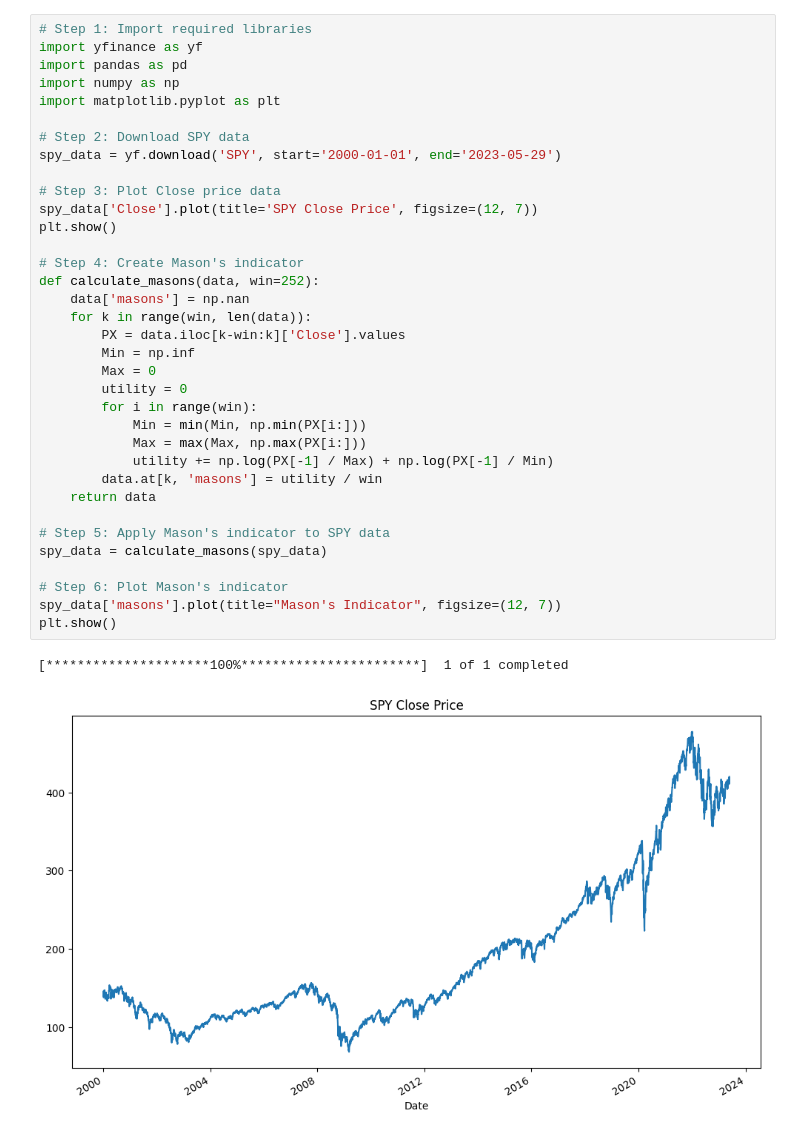
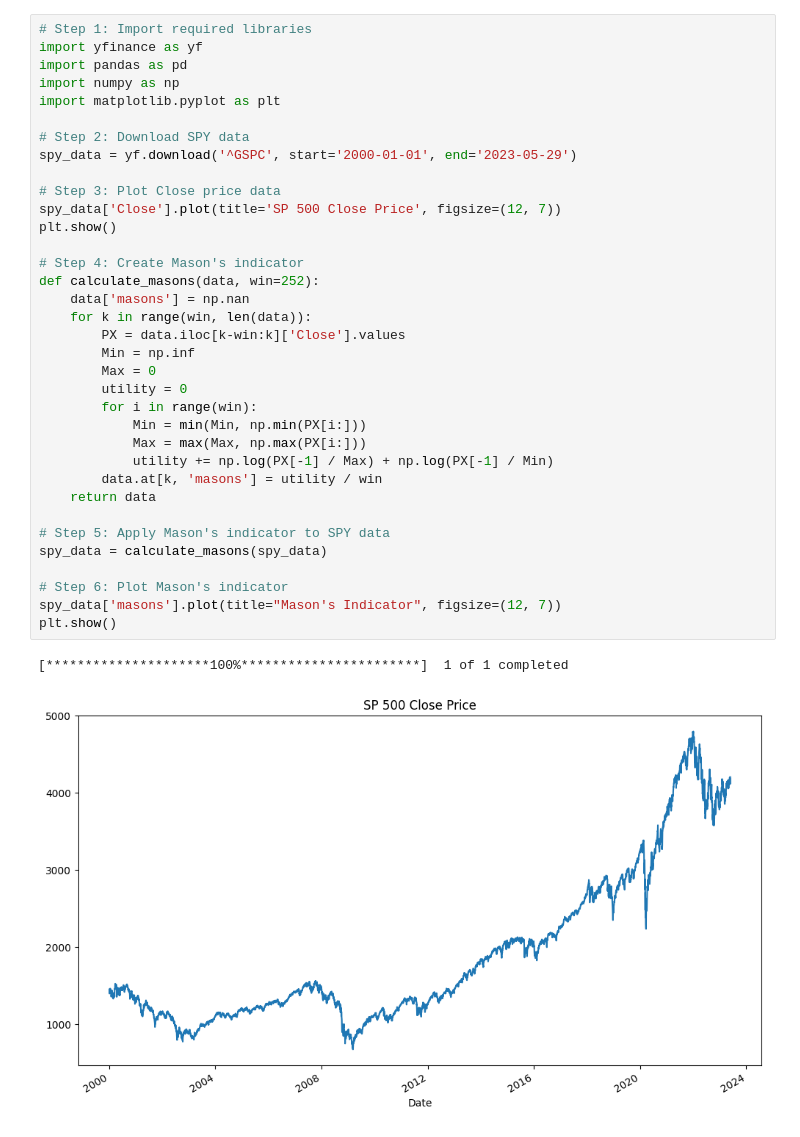
Before and after one commit to dkn-maida/farscape-investment, a Jupyter notebook: masons_new.ipynb, the cells around one changed output. Saved outputs shown, nothing was run; the diff lists cells and outputs as text.

```diff
--- a/masons_new.ipynb
+++ b/masons_new.ipynb
@@ -6,36 +6,36 @@ import numpy as np
 import matplotlib.pyplot as plt
 
 # Step 2: Download SPY data
-spy_data = yf.download('SPY', start='2000-01-01', end='2023-05-29')
+spy_data = yf.download('^GSPC', start='2000-01-01', end='2023-05-29')
 
 # Step 3: Plot Close price data
-spy_data['Close'].plot(title='SPY Close Price', figsize=(12, 7))
+spy_data['Close'].plot(title='SP 500 Close Price', figsize=(12, 7))
 plt.show()
 
 # Step 4: Create Mason's indicator
 def calculate_masons(data, win=252):
     data['masons'] = np.nan
     for k in range(win, len(data)):
         PX = data.iloc[k-win:k]['Close'].values
         Min = np.inf
         Max = 0
         utility = 0
         for i in range(win):
             Min = min(Min, np.min(PX[i:]))
             Max = max(Max, np.max(PX[i:]))
             utility += np.log(PX[-1] / Max) + np.log(PX[-1] / Min)
         data.at[k, 'masons'] = utility / win
     return data
 
 # Step 5: Apply Mason's indicator to SPY data
 spy_data = calculate_masons(spy_data)
 
 # Step 6: Plot Mason's indicator
 spy_data['masons'].plot(title="Mason's Indicator", figsize=(12, 7))
 plt.show()
 # %% [output]
 [*********************100%***********************]  1 of 1 completed
-[figure, old version]
+[figure, new version]
 [figure]
 # %%
 import yfinance as yf
```
Also changed, not shown: parts of 4 cells of this notebook, 4 other files.
